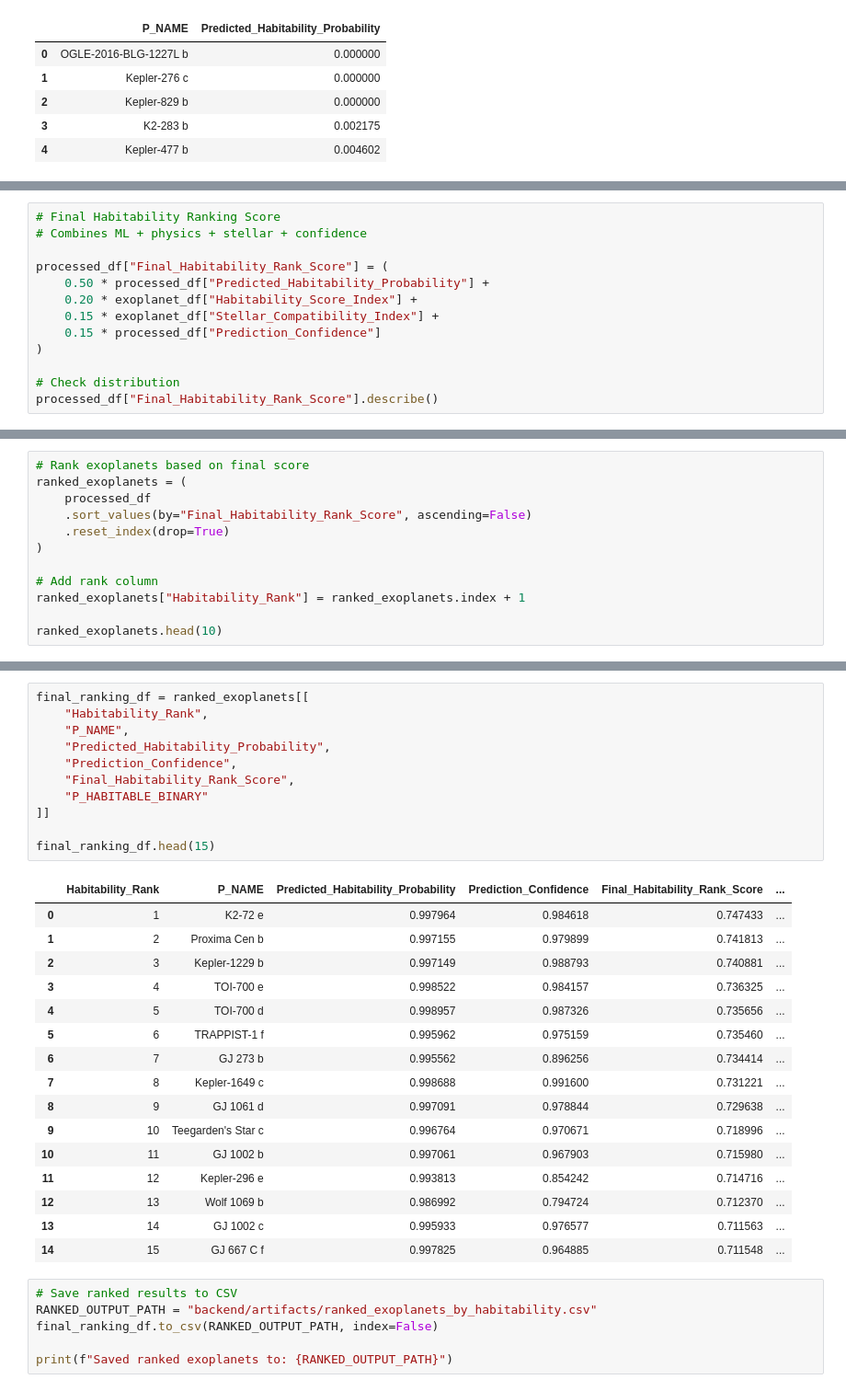
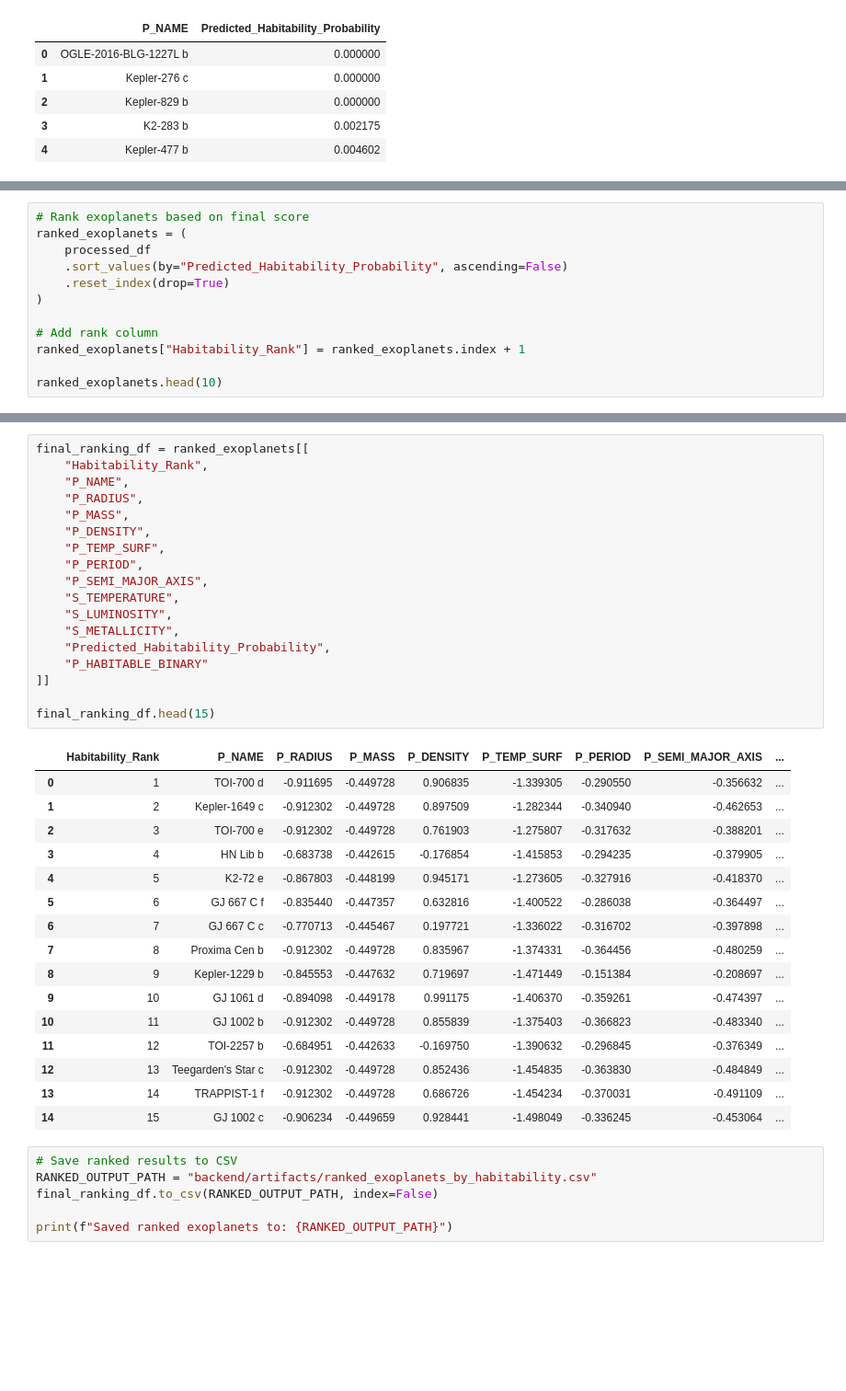
Before and after one commit to varshini-nandula/exohabitai, a Jupyter notebook: exoplanets.ipynb, the cells around one changed output, grey strips where cells are left out. Shown at 92% size. Cells and saved outputs as stored; diff of their text form; blank space fills up the shorter version.

Commit message:
Implemented dynamic habitability ranking

```diff
--- a/exoplanets.ipynb
+++ b/exoplanets.ipynb
@@ -1122,13 +1092,0 @@ processed_df[["P_NAME", "Prediction_Confidence"]].head()
-# %%
-# Final Habitability Ranking Score
-# Combines ML + physics + stellar + confidence
-
-processed_df["Final_Habitability_Rank_Score"] = (
-    0.50 * processed_df["Predicted_Habitability_Probability"] +
-    0.20 * exoplanet_df["Habitability_Score_Index"] +
-    0.15 * exoplanet_df["Stellar_Compatibility_Index"] +
-    0.15 * processed_df["Prediction_Confidence"]
-)
-
-# Check distribution
-processed_df["Final_Habitability_Rank_Score"].describe()
@@ -1146,7 +1094,7 @@ Name: Final_Habitability_Rank_Score, dtype: float64
 # Rank exoplanets based on final score
 ranked_exoplanets = (
     processed_df
-    .sort_values(by="Final_Habitability_Rank_Score", ascending=False)
+    .sort_values(by="Predicted_Habitability_Probability", ascending=False)
     .reset_index(drop=True)
 )
 
@@ -1170,31 +1118,38 @@ ranked_exoplanets.head(10)
 # %%
 final_ranking_df = ranked_exoplanets[[
     "Habitability_Rank",
     "P_NAME",
+    "P_RADIUS",
+    "P_MASS",
+    "P_DENSITY",
+    "P_TEMP_SURF",
+    "P_PERIOD",
+    "P_SEMI_MAJOR_AXIS",
+    "S_TEMPERATURE",
+    "S_LUMINOSITY",
+    "S_METALLICITY",
     "Predicted_Habitability_Probability",
-    "Prediction_Confidence",
-    "Final_Habitability_Rank_Score",
     "P_HABITABLE_BINARY"
 ]]
 
 final_ranking_df.head(15)
 # %% [output]
-|  | Habitability_Rank | P_NAME | Predicted_Habitability_Probability | Prediction_Confidence | Final_Habitability_Rank_Score | ... |
-| 0 | 1 | K2-72 e | 0.997964 | 0.984618 | 0.747433 | ... |
-| 1 | 2 | Proxima Cen b | 0.997155 | 0.979899 | 0.741813 | ... |
-| 2 | 3 | Kepler-1229 b | 0.997149 | 0.988793 | 0.740881 | ... |
-| 3 | 4 | TOI-700 e | 0.998522 | 0.984157 | 0.736325 | ... |
-| 4 | 5 | TOI-700 d | 0.998957 | 0.987326 | 0.735656 | ... |
-| 5 | 6 | TRAPPIST-1 f | 0.995962 | 0.975159 | 0.735460 | ... |
-| 6 | 7 | GJ 273 b | 0.995562 | 0.896256 | 0.734414 | ... |
-| 7 | 8 | Kepler-1649 c | 0.998688 | 0.991600 | 0.731221 | ... |
-| 8 | 9 | GJ 1061 d | 0.997091 | 0.978844 | 0.729638 | ... |
-| 9 | 10 | Teegarden's Star c | 0.996764 | 0.970671 | 0.718996 | ... |
-| 10 | 11 | GJ 1002 b | 0.997061 | 0.967903 | 0.715980 | ... |
-| 11 | 12 | Kepler-296 e | 0.993813 | 0.854242 | 0.714716 | ... |
-| 12 | 13 | Wolf 1069 b | 0.986992 | 0.794724 | 0.712370 | ... |
-| 13 | 14 | GJ 1002 c | 0.995933 | 0.976577 | 0.711563 | ... |
-| 14 | 15 | GJ 667 C f | 0.997825 | 0.964885 | 0.711548 | ... |
+|  | Habitability_Rank | P_NAME | P_RADIUS | P_MASS | P_DENSITY | P_TEMP_SURF | P_PERIOD | P_SEMI_MAJOR_AXIS | ... |
+| 0 | 1 | TOI-700 d | -0.911695 | -0.449728 | 0.906835 | -1.339305 | -0.290550 | -0.356632 | ... |
+| 1 | 2 | Kepler-1649 c | -0.912302 | -0.449728 | 0.897509 | -1.282344 | -0.340940 | -0.462653 | ... |
+| 2 | 3 | TOI-700 e | -0.912302 | -0.449728 | 0.761903 | -1.275807 | -0.317632 | -0.388201 | ... |
+| 3 | 4 | HN Lib b | -0.683738 | -0.442615 | -0.176854 | -1.415853 | -0.294235 | -0.379905 | ... |
+| 4 | 5 | K2-72 e | -0.867803 | -0.448199 | 0.945171 | -1.273605 | -0.327916 | -0.418370 | ... |
+| 5 | 6 | GJ 667 C f | -0.835440 | -0.447357 | 0.632816 | -1.400522 | -0.286038 | -0.364497 | ... |
+| 6 | 7 | GJ 667 C c | -0.770713 | -0.445467 | 0.197721 | -1.336022 | -0.316702 | -0.397898 | ... |
+| 7 | 8 | Proxima Cen b | -0.912302 | -0.449728 | 0.835967 | -1.374331 | -0.364456 | -0.480259 | ... |
+| 8 | 9 | Kepler-1229 b | -0.845553 | -0.447632 | 0.719697 | -1.471449 | -0.151384 | -0.208697 | ... |
+| 9 | 10 | GJ 1061 d | -0.894098 | -0.449178 | 0.991175 | -1.406370 | -0.359261 | -0.474397 | ... |
+| 10 | 11 | GJ 1002 b | -0.912302 | -0.449728 | 0.855839 | -1.375403 | -0.366823 | -0.483340 | ... |
+| 11 | 12 | TOI-2257 b | -0.684951 | -0.442633 | -0.169750 | -1.390632 | -0.296845 | -0.376349 | ... |
+| 12 | 13 | Teegarden's Star c | -0.912302 | -0.449728 | 0.852436 | -1.454835 | -0.363830 | -0.484849 | ... |
+| 13 | 14 | TRAPPIST-1 f | -0.912302 | -0.449728 | 0.686726 | -1.454234 | -0.370031 | -0.491109 | ... |
+| 14 | 15 | GJ 1002 c | -0.906234 | -0.449659 | 0.928441 | -1.498049 | -0.336245 | -0.453064 | ... |
 # %%
 # Save ranked results to CSV
 RANKED_OUTPUT_PATH = "backend/artifacts/ranked_exoplanets_by_habitability.csv"
```
Also changed, not shown: parts of 4 cells of this notebook, 4 other files.
